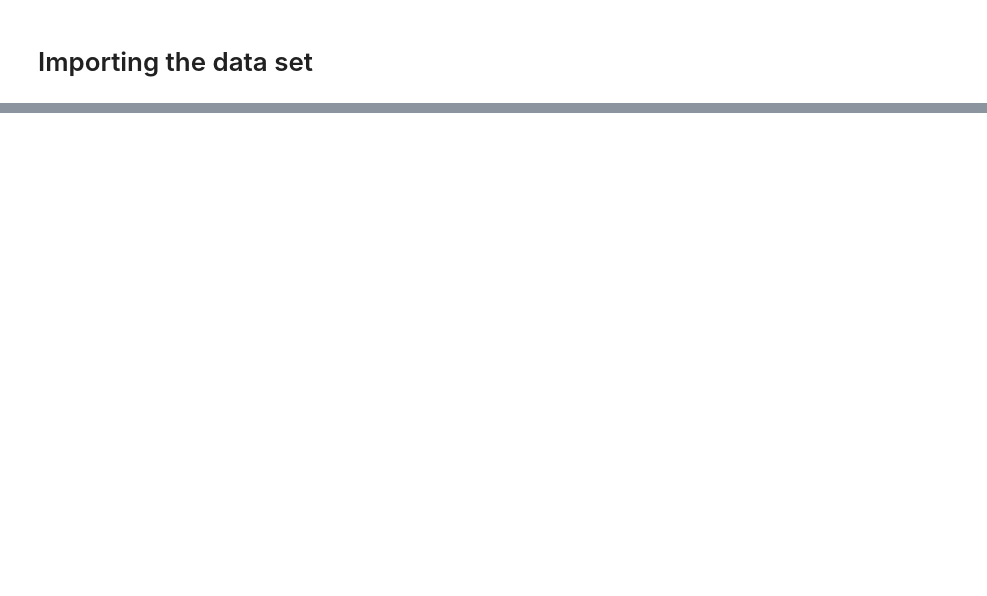
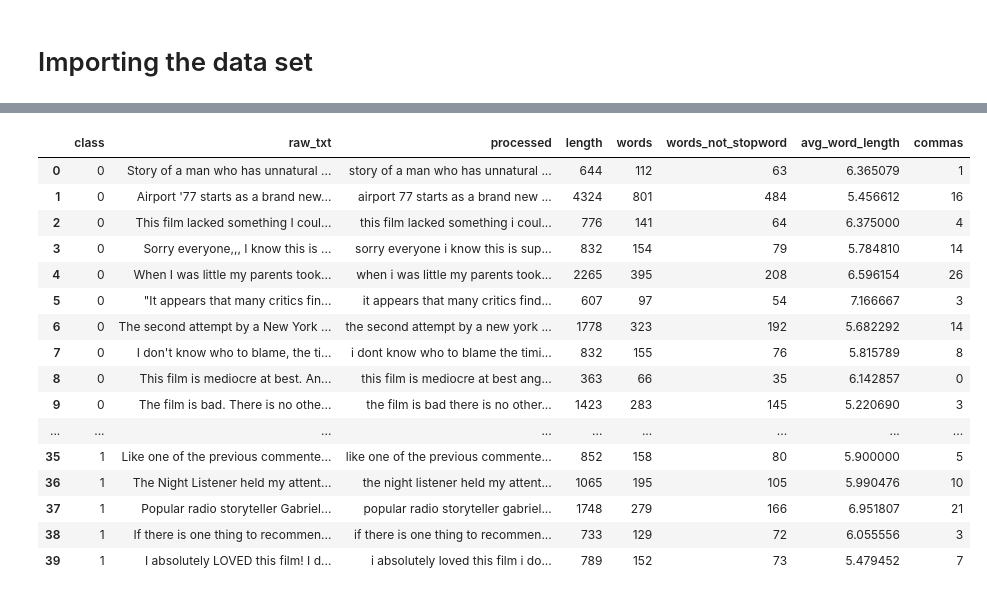
Before and after one commit to HollowTube/IMDBSentimentAnalysis, a Jupyter notebook: src/Experiments.ipynb, the cells around one changed output, grey strips where cells are left out. Cells and saved outputs as stored; diff of their text form; code cells hidden in the pictures; blank space fills up the shorter version.

```diff
--- a/src/Experiments.ipynb
+++ b/src/Experiments.ipynb
@@ -72,0 +105,39 @@ print(x_train)
+# %%
+from sklearn.base import BaseEstimator, TransformerMixin
+
+class TextSelector(BaseEstimator,TransformerMixin):
+    def __init__(self, key):
+
+        self.key = key
+
+    def fit(self, X, y=None):
+        return self
+
+    def transform(self, X):
+        return X[self.key]
+# %%
+from sklearn.pipeline import Pipeline
+from sklearn.feature_extraction.text import TfidfVectorizer
+
+text = Pipeline([
+                ('selector', TextSelector(key='processed')),
+                ('tfidf', TfidfVectorizer( stop_words='english'))
+            ])
+# %% [output]
+|  | class | raw_txt | processed | length | words | words_not_stopword | avg_word_length | commas |
+| 0 | 0 | Story of a man who has unnatural ... | story of a man who has unnatural ... | 644 | 112 | 63 | 6.365079 | 1 |
+| 1 | 0 | Airport '77 starts as a brand new... | airport 77 starts as a brand new ... | 4324 | 801 | 484 | 5.456612 | 16 |
+| 2 | 0 | This film lacked something I coul... | this film lacked something i coul... | 776 | 141 | 64 | 6.375000 | 4 |
+| 3 | 0 | Sorry everyone,,, I know this is ... | sorry everyone i know this is sup... | 832 | 154 | 79 | 5.784810 | 14 |
+| 4 | 0 | When I was little my parents took... | when i was little my parents took... | 2265 | 395 | 208 | 6.596154 | 26 |
+| 5 | 0 | "It appears that many critics fin... | it appears that many critics find... | 607 | 97 | 54 | 7.166667 | 3 |
+| 6 | 0 | The second attempt by a New York ... | the second attempt by a new york ... | 1778 | 323 | 192 | 5.682292 | 14 |
+| 7 | 0 | I don't know who to blame, the ti... | i dont know who to blame the timi... | 832 | 155 | 76 | 5.815789 | 8 |
+| 8 | 0 | This film is mediocre at best. An... | this film is mediocre at best ang... | 363 | 66 | 35 | 6.142857 | 0 |
+| 9 | 0 | The film is bad. There is no othe... | the film is bad there is no other... | 1423 | 283 | 145 | 5.220690 | 3 |
+| ... | ... | ... | ... | ... | ... | ... | ... | ... |
+| 35 | 1 | Like one of the previous commente... | like one of the previous commente... | 852 | 158 | 80 | 5.900000 | 5 |
+| 36 | 1 | The Night Listener held my attent... | the night listener held my attent... | 1065 | 195 | 105 | 5.990476 | 10 |
+| 37 | 1 | Popular radio storyteller Gabriel... | popular radio storyteller gabriel... | 1748 | 279 | 166 | 6.951807 | 21 |
+| 38 | 1 | If there is one thing to recommen... | if there is one thing to recommen... | 733 | 129 | 72 | 6.055556 | 3 |
+| 39 | 1 | I absolutely LOVED this film! I d... | i absolutely loved this film i do... | 789 | 152 | 73 | 5.479452 | 7 |
```
Also changed, not shown: parts of 5 cells of this notebook.
